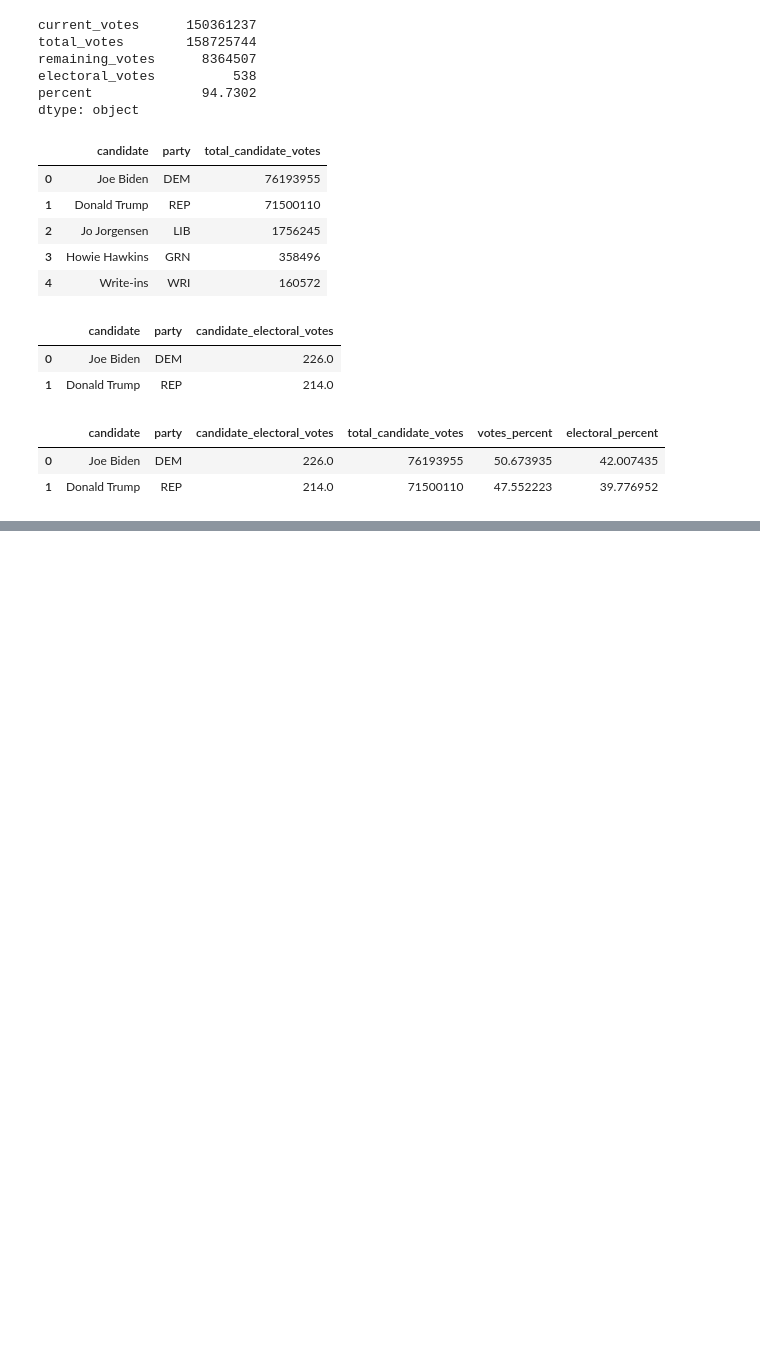
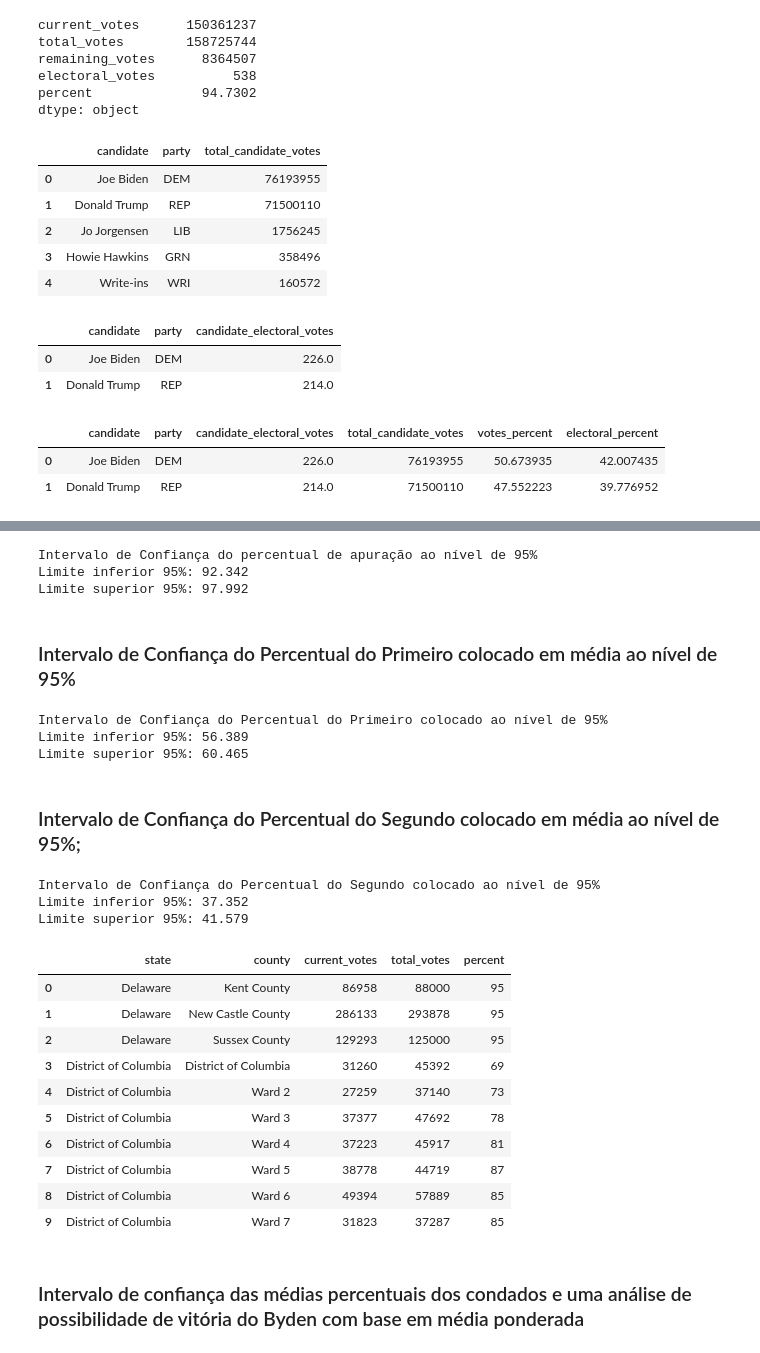
Before and after one commit to bmnds/uea-data-science-03-statistics, a Jupyter notebook: [Estatística04]_Trabalho_Final.ipynb, the cells around one changed output, grey strips where cells are left out. Saved outputs shown, nothing was run; the diff lists cells and outputs as text; code cells hidden in the pictures; blank space fills up the shorter version.

Commit message:
Análises de intervalo de confiança (Lelson)

```diff
--- a/[Estatística04]_Trabalho_Final.ipynb
+++ b/[Estatística04]_Trabalho_Final.ipynb
@@ -378,0 +390,48 @@ db_results
+# %%
+# a) Intervalo de Confiança do Percentual de Apuração ao nível de 95%;
+print("Intervalo de Confiança do percentual de apuração ao nível de 95% ")
+inf,sup = t.interval(0.95, db_results_by_state['percent'].count()-1, loc=db_results_by_state['percent'].mean(), scale= st.stdev(db_results_by_state['percent'])/np.sqrt(db_results_by_state['percent'].count()))
+print ('Limite inferior 95%:', round(inf,3))
+print ('Limite superior 95%:', round(sup,3))
+# %% [output]
+Intervalo de Confiança do percentual de apuração ao nível de 95%
+Limite inferior 95%: 92.342
+Limite superior 95%: 97.992
+# %% [markdown]
+### Intervalo de Confiança do Percentual do Primeiro colocado em média ao nível de 95%
+# %%
+print("Intervalo de Confiança do Percentual do Primeiro colocado ao nível de 95% ")
+inf,sup = t.interval(0.95, db_results_by_state['1st_percent'].count()-1, loc=db_results_by_state['1st_percent'].mean(), scale= st.stdev(db_results_by_state['1st_percent'])/np.sqrt(db_results_by_state['1st_percent'].count()))
+print ('Limite inferior 95%:', round(inf,3))
+print ('Limite superior 95%:', round(sup,3))
+# %% [output]
+Intervalo de Confiança do Percentual do Primeiro colocado ao nível de 95%
+Limite inferior 95%: 56.389
+Limite superior 95%: 60.465
+# %% [markdown]
+### Intervalo de Confiança do Percentual do Segundo colocado  em média ao nível de 95%;
+# %%
+print("Intervalo de Confiança do Percentual do Segundo colocado ao nível de 95% ")
+inf,sup = t.interval(0.95, db_results_by_state['2nd_percent'].count()-1, loc=db_results_by_state['2nd_percent'].mean(), scale= st.stdev(db_results_by_state['2nd_percent'])/np.sqrt(db_results_by_state['2nd_percent'].count()))
+print ('Limite inferior 95%:', round(inf,3))
+print ('Limite superior 95%:', round(sup,3))
+# %% [output]
+Intervalo de Confiança do Percentual do Segundo colocado ao nível de 95%
+Limite inferior 95%: 37.352
+Limite superior 95%: 41.579
+# %%
+db_president_county.head(10)
+# %% [output]
+|  | state | county | current_votes | total_votes | percent |
+| 0 | Delaware | Kent County | 86958 | 88000 | 95 |
+| 1 | Delaware | New Castle County | 286133 | 293878 | 95 |
+| 2 | Delaware | Sussex County | 129293 | 125000 | 95 |
+| 3 | District of Columbia | District of Columbia | 31260 | 45392 | 69 |
+| 4 | District of Columbia | Ward 2 | 27259 | 37140 | 73 |
+| 5 | District of Columbia | Ward 3 | 37377 | 47692 | 78 |
+| 6 | District of Columbia | Ward 4 | 37223 | 45917 | 81 |
+| 7 | District of Columbia | Ward 5 | 38778 | 44719 | 87 |
+| 8 | District of Columbia | Ward 6 | 49394 | 57889 | 85 |
+| 9 | District of Columbia | Ward 7 | 31823 | 37287 | 85 |
+# %% [markdown]
+### Intervalo de confiança das médias percentuais dos condados e uma análise de possibilidade de vitória do Byden com base em média ponderada
```
Also changed, not shown: parts of 6 cells of this notebook.
